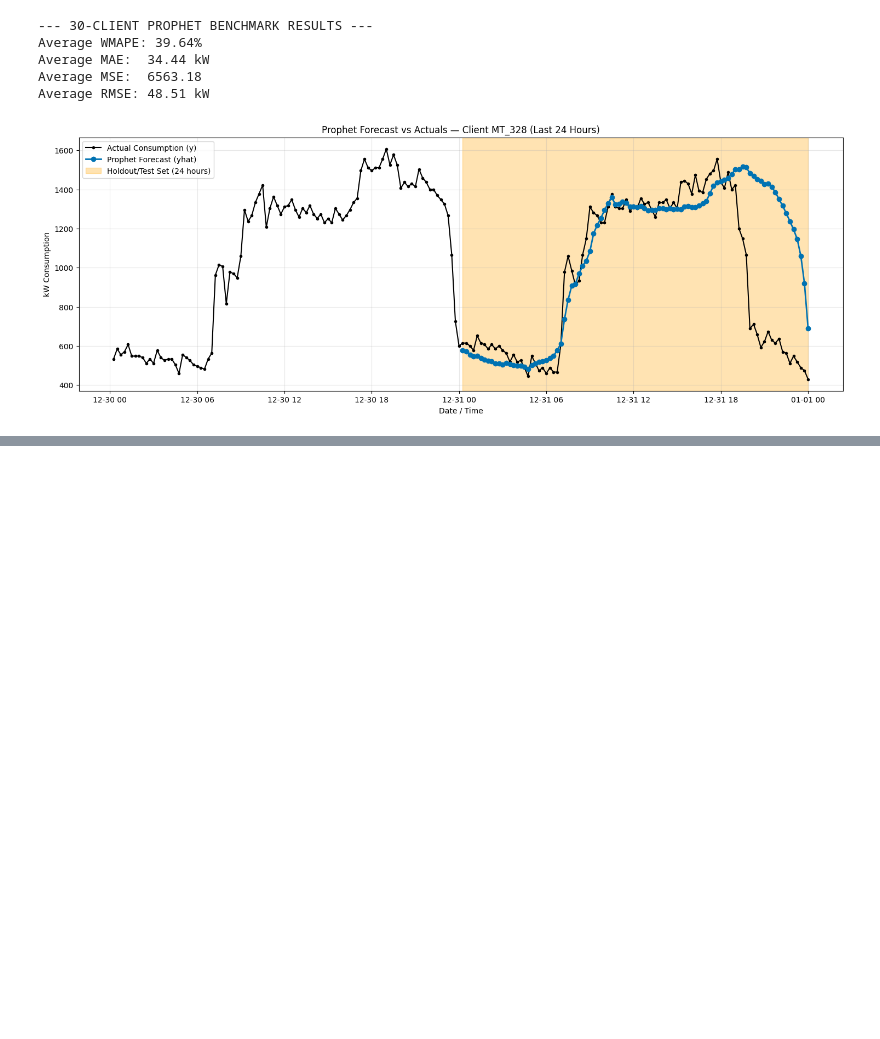
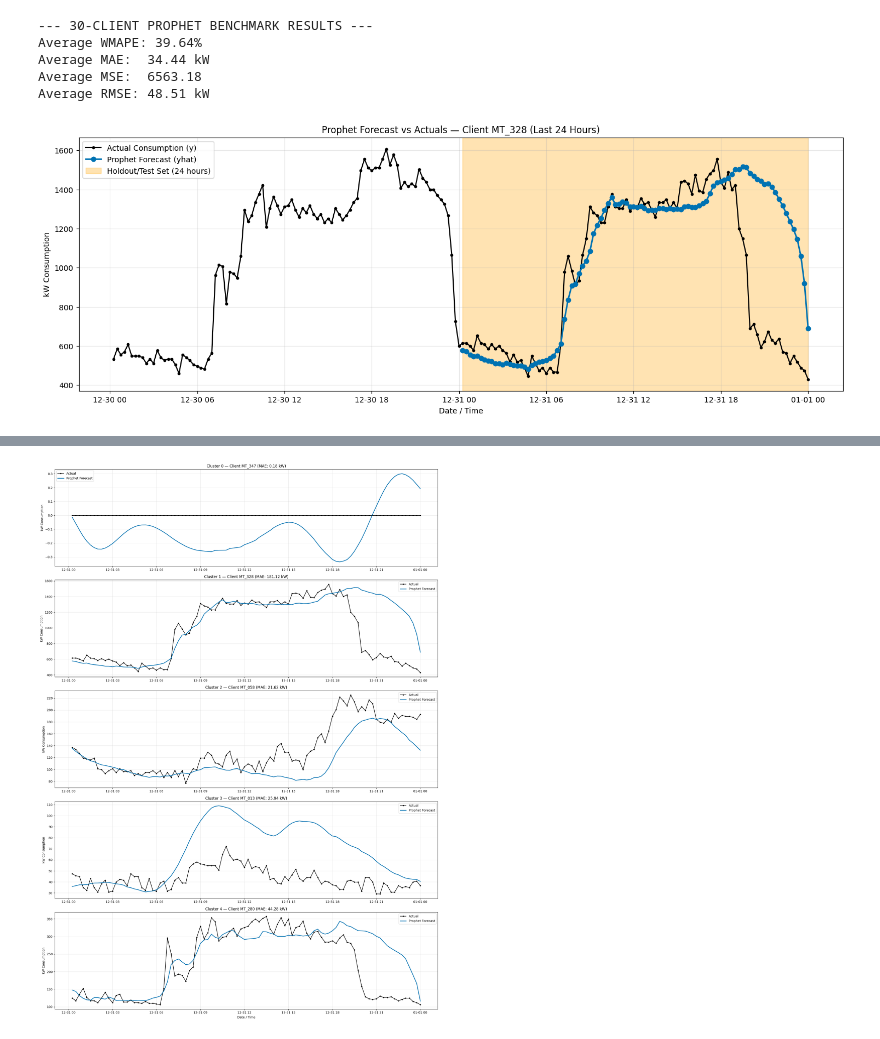
Before and after one commit to lucabarattini/forecasting-electricity, a Jupyter notebook: notebooks/2_Prophet.ipynb, the cells around one changed output, grey strips where cells are left out. Cells and saved outputs as stored; diff of their text form; code cells hidden in the pictures; blank space fills up the shorter version.

```diff
--- a/notebooks/2_Prophet.ipynb
+++ b/notebooks/2_Prophet.ipynb
@@ -44,8 +41,9 @@ plot_data = {}
 # %%
-
 # ---------------------------------------------------------
 # 3. The Grand Prophet Loop
 # ---------------------------------------------------------
+all_predictions = {}
+
 for i, client_id in enumerate(tqdm(sampled_clients, desc="Training Prophet Models")):
     # Isolate and prep client
     client_df = df_long[df_long['ClientID'] == client_id].copy()
@@ -101,12 +99,8 @@ for i, client_id in enumerate(tqdm(sampled_clients, desc="Training Prophet Model
     all_mses.append(mean_squared_error(y_true, y_pred))
     all_rmses.append(np.sqrt(mean_squared_error(y_true, y_pred)))
 
-    # Save the first client's data for our plot
-    if i == 0:
-        plot_data = {
-            'client_id': client_id,
-            'client_df': client_df,
-            'test_df': test_df,
-            'y_pred': y_pred
-        }
+    all_predictions[client_id] = {
+        'test_df': test_df,
+        'y_pred': y_pred
+    }
 # %% [output]
@@ -169,0 +205,34 @@ plt.show()
+# %%
+# ---------------------------------------------------------
+# 6. Visualization: One Client per Cluster
+# ---------------------------------------------------------
+
+# Build a lookup: for each cluster, pick the first sampled client in that cluster
+cluster_representatives = (
+    results_df.groupby('Cluster')['ClientID'].first().to_dict()
+)
+
+fig, axes = plt.subplots(len(cluster_representatives), 1, figsize=(18, 5 * len(cluster_representatives)))
+
+for idx, (cluster_id, client_id) in enumerate(sorted(cluster_representatives.items())):
+    ax = axes[idx] if len(cluster_representatives) > 1 else axes
+
+    data = all_predictions[client_id]
+
+    # Plot
+    ax.plot(data['test_df']['ds'].values, data['test_df']['y'].values,
+            label='Actual', color='black', marker='.', linestyle='-')
+    ax.plot(data['test_df']['ds'].values, data['y_pred'],
+            label='Prophet Forecast', color='#0072B2', linewidth=2)
+
+    client_mae = results_df[results_df['ClientID'] == client_id]['MAE'].values[0]
+    ax.set_title(f"Cluster {cluster_id} — Client {client_id} (MAE: {client_mae:.2f} kW)")
+    ax.set_ylabel('kW Consumption')
+    ax.legend()
+    ax.grid(True, alpha=0.3)
+
+axes[-1].set_xlabel('Date / Time')
+plt.tight_layout()
+plt.show()
+# %% [output]
+[figure, added]
```
Also changed, not shown: parts of 4 cells of this notebook, 2 other files.
